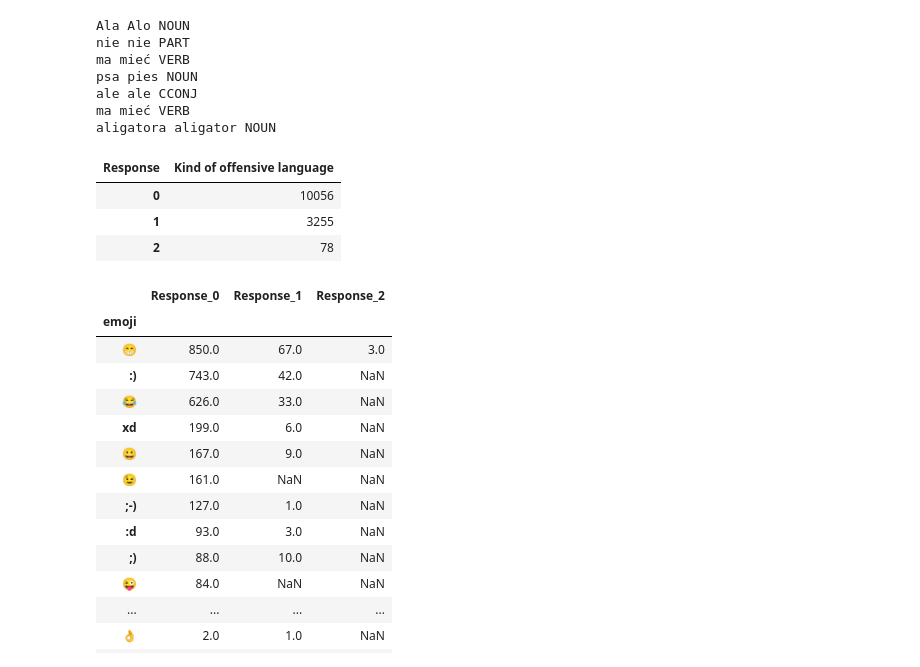
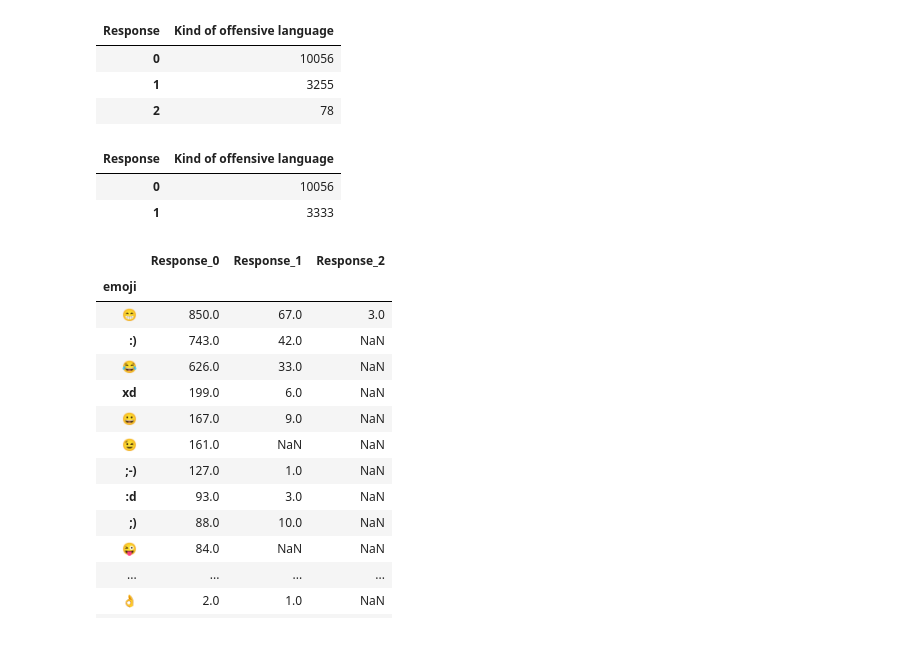
Before and after one commit to PatrykKotulak/Master-thesis, a Jupyter notebook: Analysis_Hate_Speech_Detection.ipynb, the cells around one changed output. Saved outputs shown, nothing was run; the diff lists cells and outputs as text; code cells hidden in the pictures.

```diff
--- a/Analysis_Hate_Speech_Detection.ipynb
+++ b/Analysis_Hate_Speech_Detection.ipynb
@@ -36,34 +36,6 @@ pd.set_option("display.colheader_justify","left")
 # %%
 data = Preprocessing()
 data.load_data()
-# %%
-import torch
-import torch.nn as nn
-
-class Perceptron(nn.Module):
-""" Perceptron """
-    def __init__(self, input_dim):
-    """
-    Args:
-    input_dim (int): size of the input features
-    """
-    super(Perceptron, self).__init__()
-    self.fc1 = nn.Linear(input_dim, 1)
-    def forward(self, x_in):
-    """Args:
-    x_in (torch.Tensor): an input data tensor
-    Returns:
-    the resulting tensor. tensor.shape should be (batch,).
-    """
-        return torch.sigmoid(self.fc1(x_in)).squeeze()
-# %% [output]
-Ala Alo NOUN
-nie nie PART
-ma mieć VERB
-psa pies NOUN
-ale ale CCONJ
-ma mieć VERB
-aligatora aligator NOUN
 # %%
 data.conected_data['Kind of offensive language'].value_counts().to_frame()\
     .rename_axis('Response', axis=1).style.set_properties(
@@ -79,6 +51,23 @@ data.conected_data['Kind of offensive language'].value_counts().to_frame()\
 | 0 | 10056 |
 | 1 | 3255 |
 | 2 | 78 |
+# %%
+# for binary data
+data.conected_data['Kind of offensive language'] = data.conected_data['Kind of offensive language'].replace([2],1)
+
+data.conected_data['Kind of offensive language'].value_counts().to_frame()\
+    .rename_axis('Response', axis=1).style.set_properties(
+        **{'color': 'white !important',
+           'border': '1px grey solid !important',
+           'text-align': 'center'}
+        ).set_table_styles([{
+            'selector': 'th',
+            'props': [('border', '1px grey solid !important')]
+        }])
+# %% [output]
+| Response | Kind of offensive language |
+| 0 | 10056 |
+| 1 | 3333 |
 # %%
 data.remove_quoting_comments()
 conected_data = pd.concat([data.x_raw, data.y], axis=1)
```
Also changed, not shown: 6 other files.
